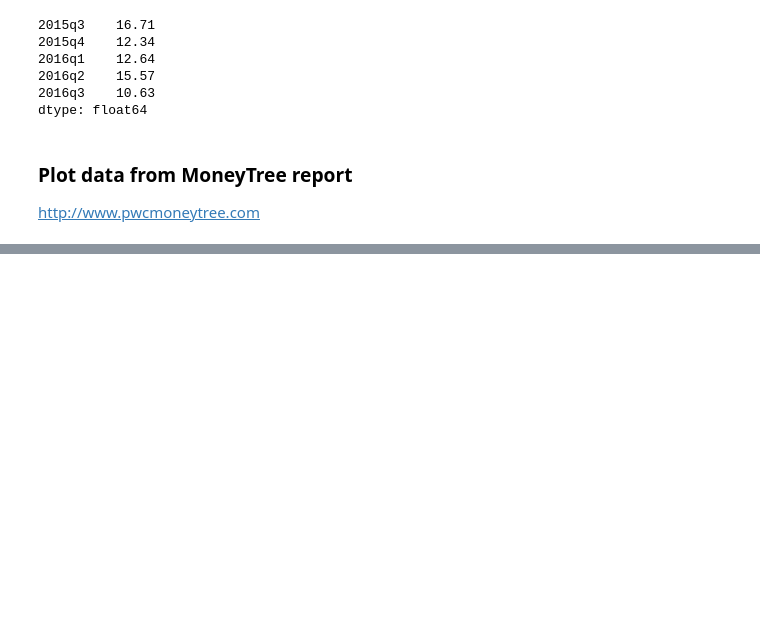
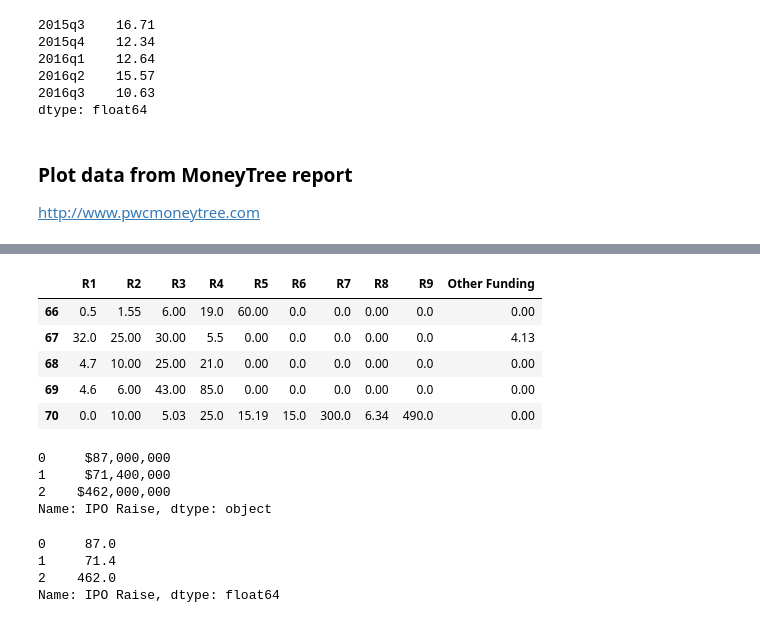
Before and after one commit to DavidDobr/icef_thesis, a Jupyter notebook: dobrinskiy_thesis_v2_october.ipynb, the cells around one changed output, grey strips where cells are left out. Drawn from its saved outputs; the diff is of its cells as text; code cells hidden in the pictures; blank space fills up the shorter version.

```diff
--- a/dobrinskiy_thesis_v2_october.ipynb
+++ b/dobrinskiy_thesis_v2_october.ipynb
@@ -481,0 +275,16 @@ y~X9 -0.95
+# %%
+from datetime import datetime
+
+most_funded['Firm age']     = datetime.now().year     - most_funded['Founded']
+most_funded['Years to IPO'] = most_funded['IPO Year'] - most_funded['Founded']
+# %%
+# extract all funding rounds
+# R1, R2, ... are funding rounds (Raising VC)
+most_funded.iloc[:,2:22:2].tail()
+# %% [output]
+|  | R1 | R2 | R3 | R4 | R5 | R6 | R7 | R8 | R9 | Other Funding |
+| 66 | 0.5 | 1.55 | 6.00 | 19.0 | 60.00 | 0.0 | 0.0 | 0.00 | 0.0 | 0.00 |
+| 67 | 32.0 | 25.00 | 30.00 | 5.5 | 0.00 | 0.0 | 0.0 | 0.00 | 0.0 | 4.13 |
+| 68 | 4.7 | 10.00 | 25.00 | 21.0 | 0.00 | 0.0 | 0.0 | 0.00 | 0.0 | 0.00 |
+| 69 | 4.6 | 6.00 | 43.00 | 85.0 | 0.00 | 0.0 | 0.0 | 0.00 | 0.0 | 0.00 |
+| 70 | 0.0 | 10.00 | 5.03 | 25.0 | 15.19 | 15.0 | 300.0 | 6.34 | 490.0 | 0.00 |
@@ -481,0 +295,7 @@ y~X9 -0.95
+# %%
+most_funded['IPO Raise'].head(3)
+# %% [output]
+0     $87,000,000
+1     $71,400,000
+2    $462,000,000
+Name: IPO Raise, dtype: object
@@ -481,0 +308,7 @@ y~X9 -0.95
+# %%
+most_funded['IPO Raise'].head(3)
+# %% [output]
+0     87.0
+1     71.4
+2    462.0
+Name: IPO Raise, dtype: float64
```
Also changed, not shown: parts of 60 cells of this notebook.
